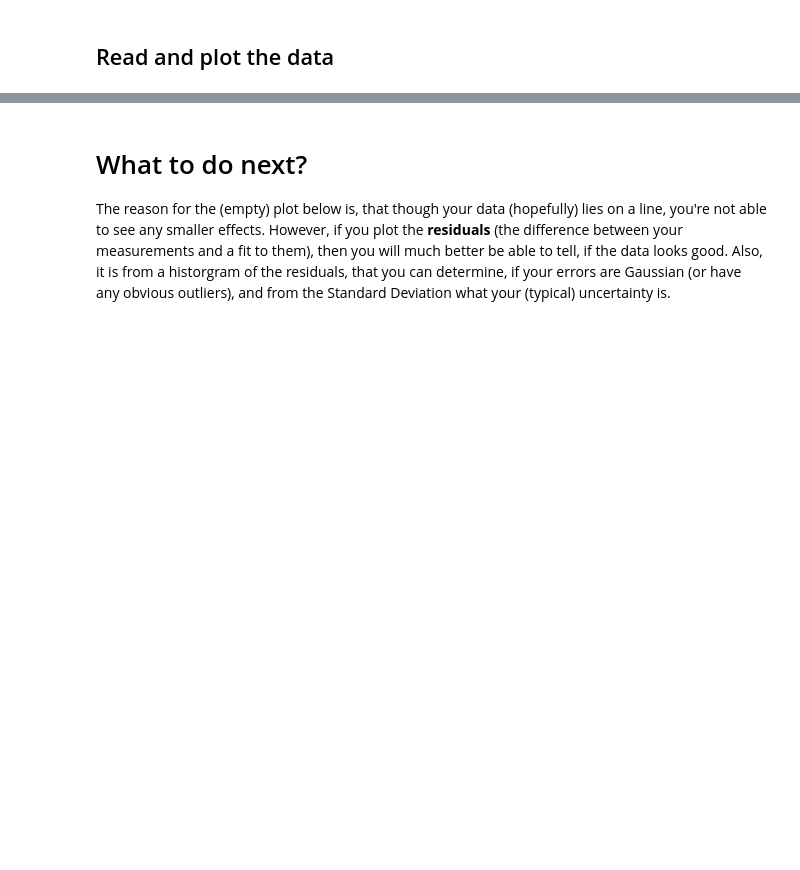
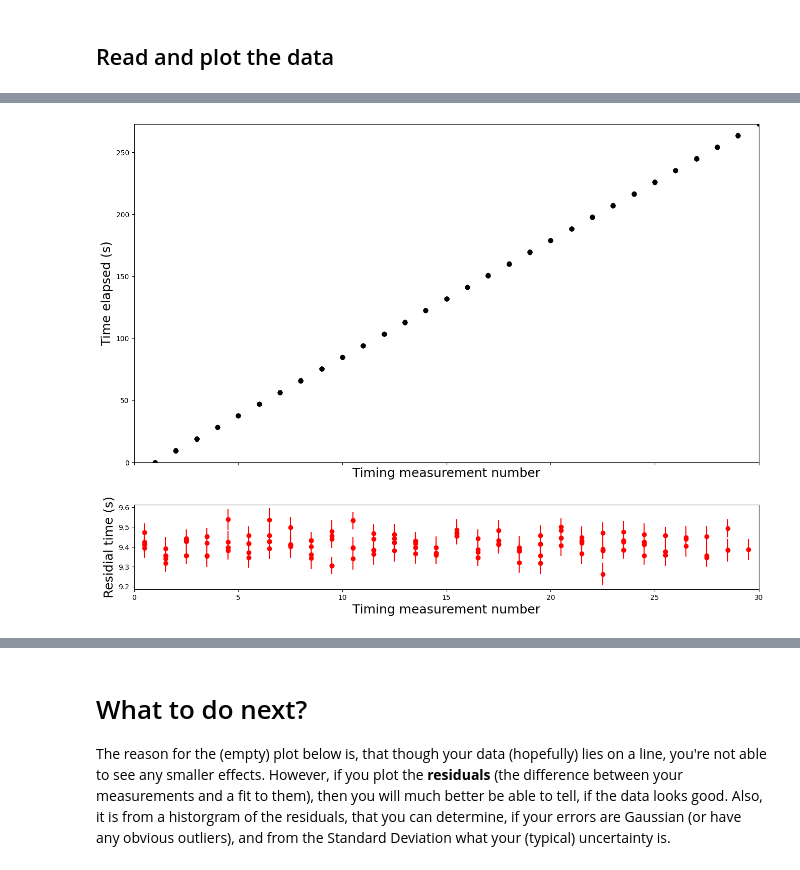
Before and after one commit to NikolajMunkKjaersgaard/Appstat-project, a Jupyter notebook: Project/Pendulum/pendulum_Laurits.ipynb, the cells around one changed output, grey strips where cells are left out. Cells and saved outputs as stored; diff of their text form; code cells hidden in the pictures; blank space fills up the shorter version.

```diff
--- a/Project/Pendulum/pendulum_Laurits.ipynb
+++ b/Project/Pendulum/pendulum_Laurits.ipynb
@@ -57,2 +99,27 @@ Text(0, 0.5, 'Residial time (s)')
+# %%
+#combining all the datafiles in filenames into one array
+all_data = np.array([], dtype=[('n', int), ('t_s', float)])
+all_residuals = np.array([],dtype = [('n',float), ('dt',float),('sig_dt',float)])
+
+for file in filenames:
+    data = read_data(file)
+    n_dt, dt, sig_t = time_diff(t)
+    n = data['n']
+    t = data['t_s']
+    all_data = np.concatenate((all_data, data))
+    all_residuals = np.concatenate((all_residuals, np.array(list(zip(n_dt, dt, np.full(len(dt), sig_t))), dtype=[('n', float), ('dt', float), ('sig_dt', float)])))
+
+#plotting all the data
+fig1, ax1 = plt.subplots(nrows=2, ncols=1, figsize=(16, 12), gridspec_kw={'height_ratios':[4,1]}, sharex=True)
+ax1[0].errorbar(all_data['n'], all_data['t_s'], yerr=sig_t, color='k', fmt='o')
+ax1[0].set_xlabel('Timing measurement number', fontsize=18)
+ax1[0].set_ylabel('Time elapsed (s)', fontsize=18)
+ax1[0].set(xlim=(0, all_data['n'][-1]+np.ediff1d(all_data['n'])[0]), ylim=(0, all_data['t_s'][-1]+np.ediff1d(all_data['t_s'])[0]))
+ax1[1].errorbar(all_residuals['n'], all_residuals['dt'], yerr=all_residuals['sig_dt'], color='r', fmt='o')
+ax1[1].set_xlabel('Timing measurement number', fontsize=18)
+ax1[1].set_ylabel('Residial time (s)', fontsize=18)
+fig1.show()
+# %% [output]
+[figure, added]
 # %%
 #plotting the time differences as a histogram
```
Also changed, not shown: parts of 13 cells of this notebook.
